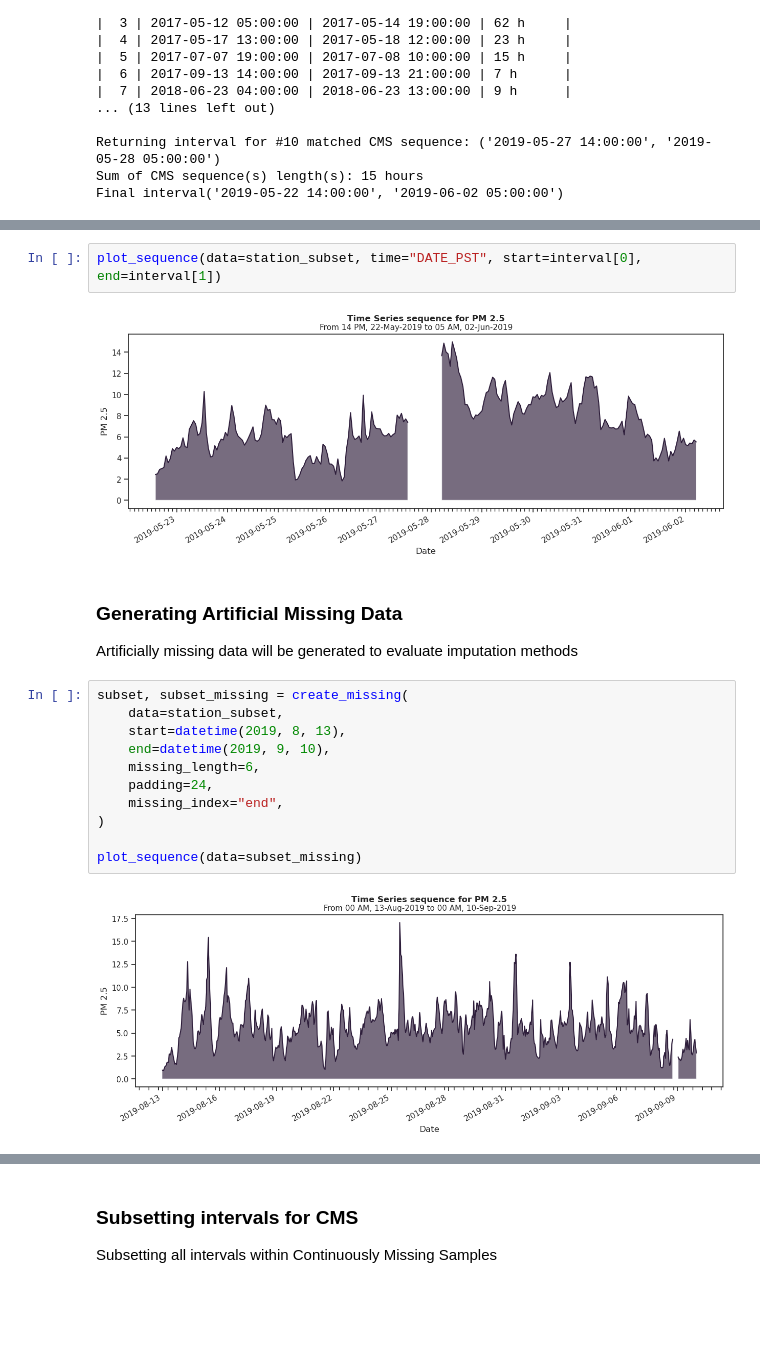
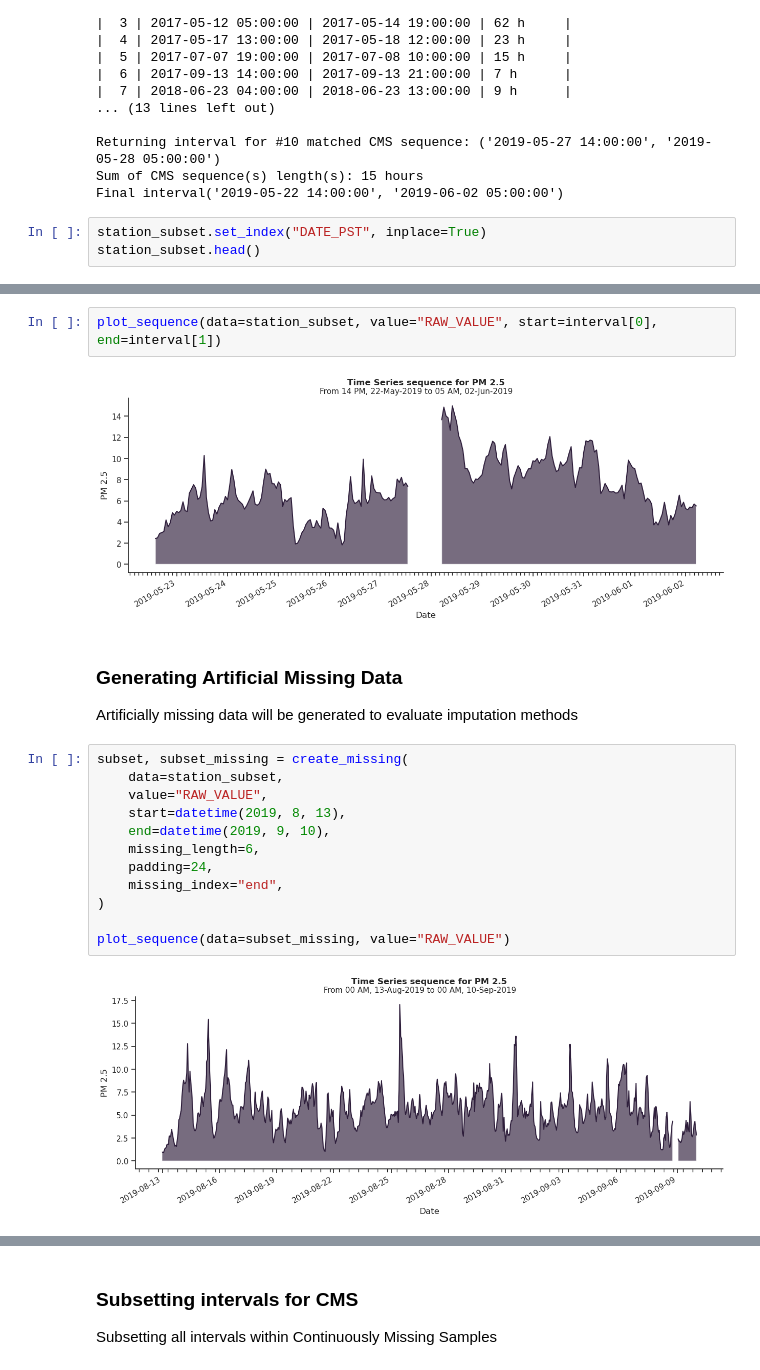
Before and after one commit to erich-hs/Air-We-Breathe, a Jupyter notebook: awb_Missing.ipynb, the cells around one changed output, grey strips where cells are left out. Cells and saved outputs as stored; diff of their text form; blank space fills up the shorter version.

Commit message:
Refactored tshelpers.plot to take datetime indices. Updated Similarity nb

```diff
--- a/awb_Missing.ipynb
+++ b/awb_Missing.ipynb
@@ -316,3 +316,6 @@ interval = subset_interval(station_subset, missing_type="CMS", sequence_no=10)
 Returning interval for #10 matched CMS sequence: ('2019-05-27 14:00:00', '2019-05-28 05:00:00')
 Sum of CMS sequence(s) length(s): 15 hours
 Final interval('2019-05-22 14:00:00', '2019-06-02 05:00:00')
+# %%
+station_subset.set_index("DATE_PST", inplace=True)
+station_subset.head()
@@ -319,23 +330,24 @@ Final interval('2019-05-22 14:00:00', '2019-06-02 05:00:00')
 # %%
-plot_sequence(data=station_subset, time="DATE_PST", start=interval[0], end=interval[1])
+plot_sequence(data=station_subset, value="RAW_VALUE", start=interval[0], end=interval[1])
 # %% [output]
-[figure, old version]
+[figure, new version]
 # %% [markdown]
 ### Generating Artificial Missing Data
 Artificially missing data will be generated to evaluate imputation methods
 # %%
 subset, subset_missing = create_missing(
     data=station_subset,
+    value="RAW_VALUE",
     start=datetime(2019, 8, 13),
     end=datetime(2019, 9, 10),
     missing_length=6,
     padding=24,
     missing_index="end",
 )
 
-plot_sequence(data=subset_missing)
+plot_sequence(data=subset_missing, value="RAW_VALUE")
 # %% [output]
-[figure, old version]
+[figure, new version]
 # %%
 plot_compare(
     subset,
```
Also changed, not shown: parts of 7 cells of this notebook, 4 other files.
